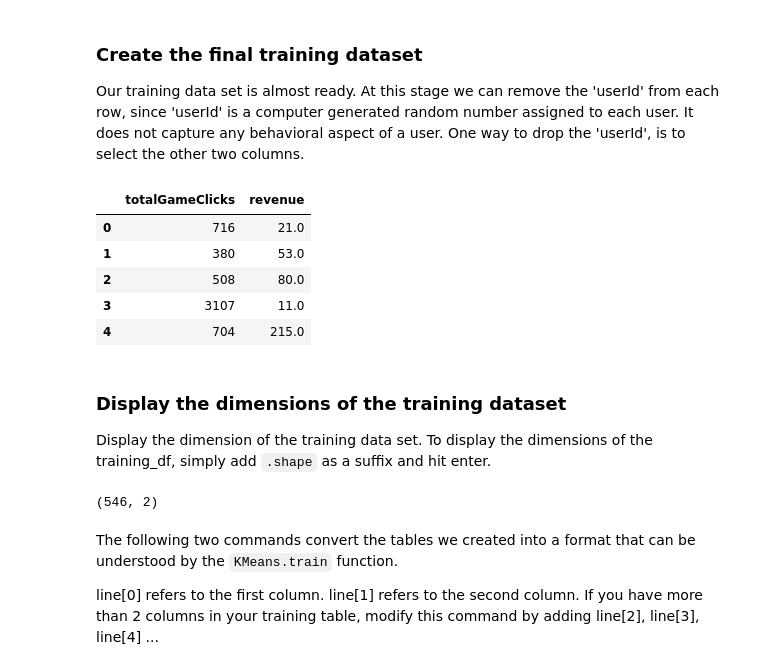
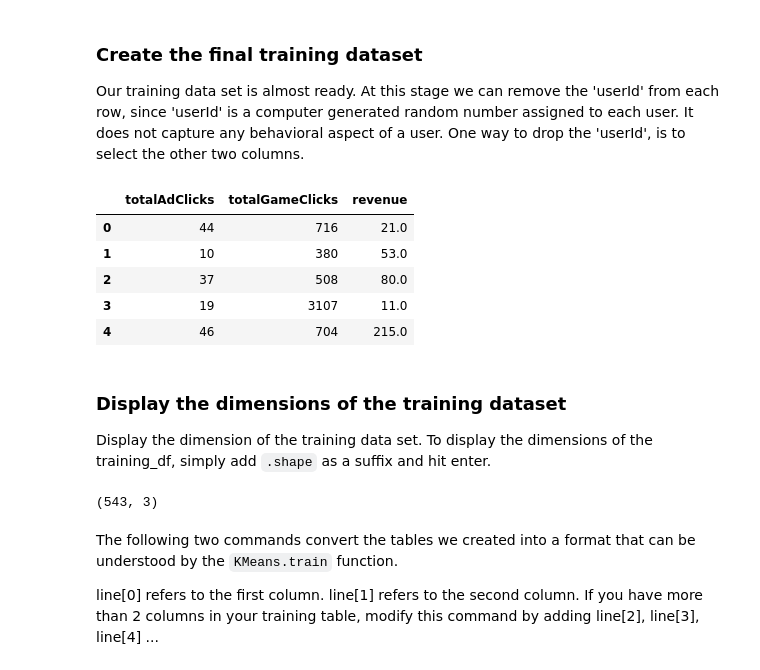
Before and after one commit to jingwen-z/bigdata-ucsd, a Jupyter notebook: capstone-project/pyspark-mllib-clustering.ipynb, the cells around one changed output. Saved outputs shown, nothing was run; the diff lists cells and outputs as text; code cells hidden in the pictures.

Commit message:
3-cluster version

```diff
--- a/capstone-project/pyspark-mllib-clustering.ipynb
+++ b/capstone-project/pyspark-mllib-clustering.ipynb
@@ -13,0 +30,2 @@ First let us read the contents of the file game-clicks.csv. The following comman
+# %%
+adclicks_df['adCount'] = 1
@@ -73,0 +107,2 @@ user_purchases.head(5)
+# %%
+user_adclicks = adclicks_df[['userId','adCount']]
@@ -94,0 +139,4 @@ The following commands sum the total number of clicking on game per user and ren
+# %%
+ads_per_user = user_adclicks.groupby('userId').sum()
+ads_per_user = ads_per_user.reset_index()
+ads_per_user.columns = ['userId', 'totalAdClicks'] #rename the columns
@@ -135,5 +198,6 @@ Let us combine these two attributes (features) so that each row contains both at
 # %%
-combined_df = game_clicks_per_user.merge(revenue_per_user, on='userId') #userId, clickCount, price
+combined_df = ads_per_user.merge(game_clicks_per_user, on='userId') #userId, adCount, clickCount
+combined_df = combined_df.merge(revenue_per_user, on='userId') #userId, adCount, clickCount, price
 # %%
 combined_df.head(5) #display how the merged table looks
 # %% [output]
@@ -148,23 +212,23 @@ combined_df.head(5) #display how the merged table looks
 
 Our training data set is almost ready. At this stage we can remove the 'userId' from each row, since 'userId' is a computer generated random number assigned to each user. It does not capture any behavioral aspect of a user. One way to drop the 'userId', is to select the other two columns.
 # %%
-training_df = combined_df[['totalGameClicks','revenue']]
-training_df.head(5)
+cluster_df = combined_df[['totalAdClicks', 'totalGameClicks','revenue']]
+cluster_df.head(5)
 # %% [output]
-|  | totalGameClicks | revenue |
-| 0 | 716 | 21.0 |
-| 1 | 380 | 53.0 |
-| 2 | 508 | 80.0 |
-| 3 | 3107 | 11.0 |
-| 4 | 704 | 215.0 |
+|  | totalAdClicks | totalGameClicks | revenue |
+| 0 | 44 | 716 | 21.0 |
+| 1 | 10 | 380 | 53.0 |
+| 2 | 37 | 508 | 80.0 |
+| 3 | 19 | 3107 | 11.0 |
+| 4 | 46 | 704 | 215.0 |
 # %% [markdown]
 ### Display the dimensions of the training dataset
 
 Display the dimension of the training data set. To display the dimensions of the training_df, simply add `.shape` as a suffix and hit enter.
 # %%
-training_df.shape
+cluster_df.shape
 # %% [output]
-(546, 2)
+(543, 3)
 # %% [markdown]
 The following two commands convert the tables we created into a format that can be understood by the `KMeans.train` function.
 
```
Also changed, not shown: parts of 22 cells of this notebook.
